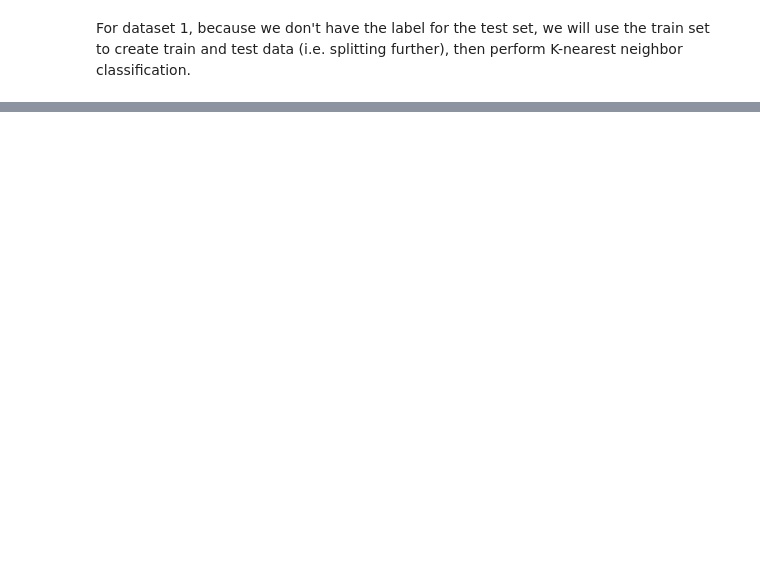
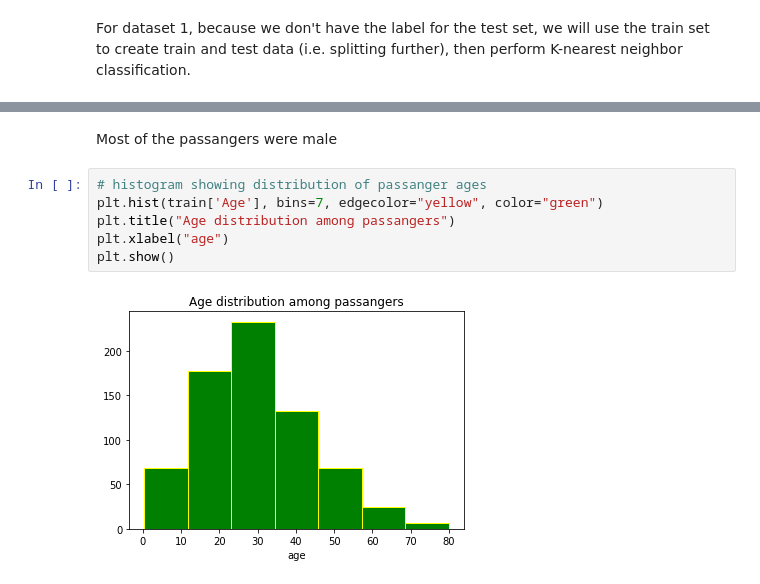
Before and after one commit to Anne120/KNN_and_Naive_Bayes_Classifier, a Jupyter notebook: K_Nearest_Neighbours.ipynb, the cells around one changed output, grey strips where cells are left out. Cells and saved outputs as stored; diff of their text form; blank space fills up the shorter version.

```diff
--- a/K_Nearest_Neighbours.ipynb
+++ b/K_Nearest_Neighbours.ipynb
@@ -49,0 +206,10 @@ data.head()
+# %% [markdown]
+Most of the passangers were male
+# %%
+# histogram showing distribution of passanger ages
+plt.hist(train['Age'], bins=7, edgecolor="yellow", color="green")
+plt.title("Age distribution among passangers")
+plt.xlabel("age")
+plt.show()
+# %% [output]
+[figure, added]
```
Also changed, not shown: parts of 45 cells of this notebook.
